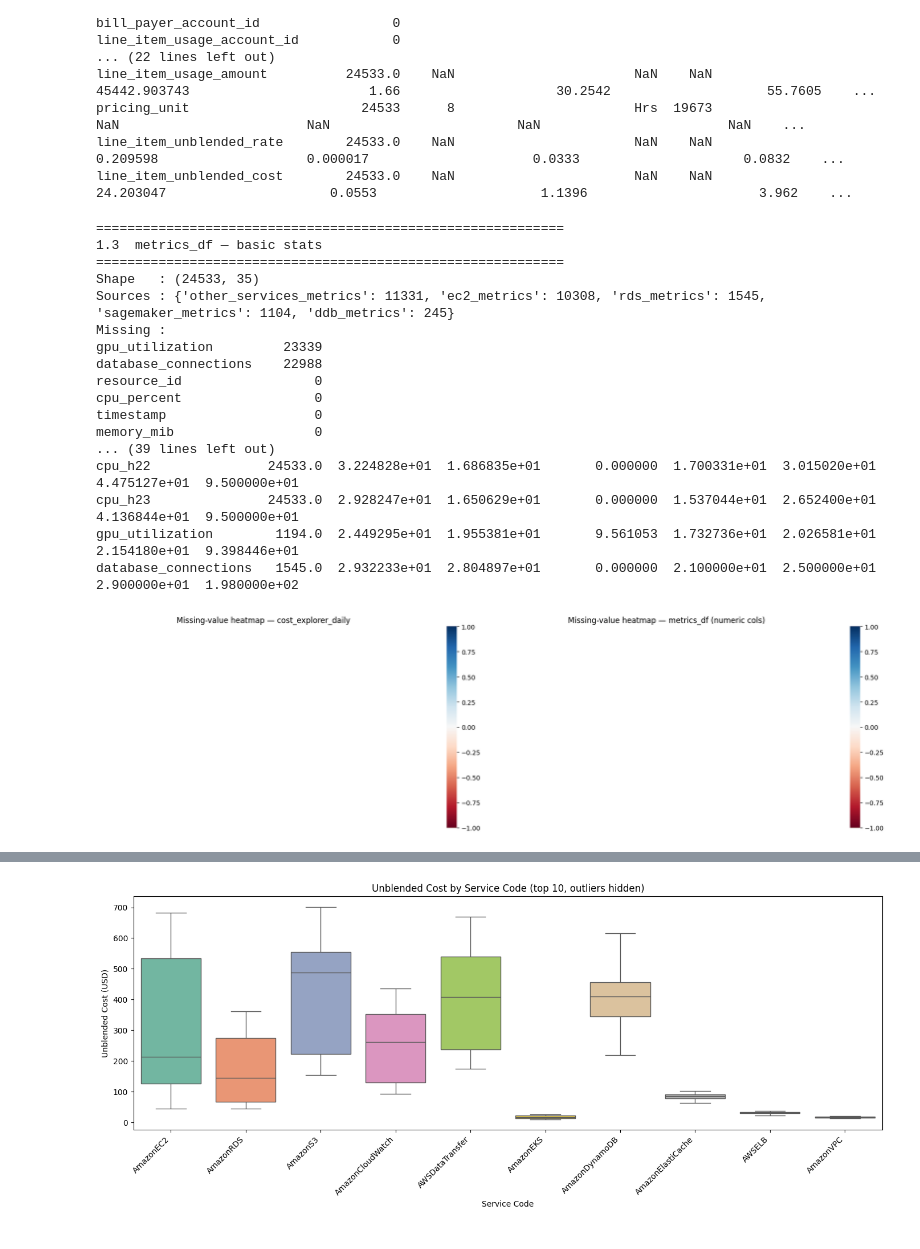
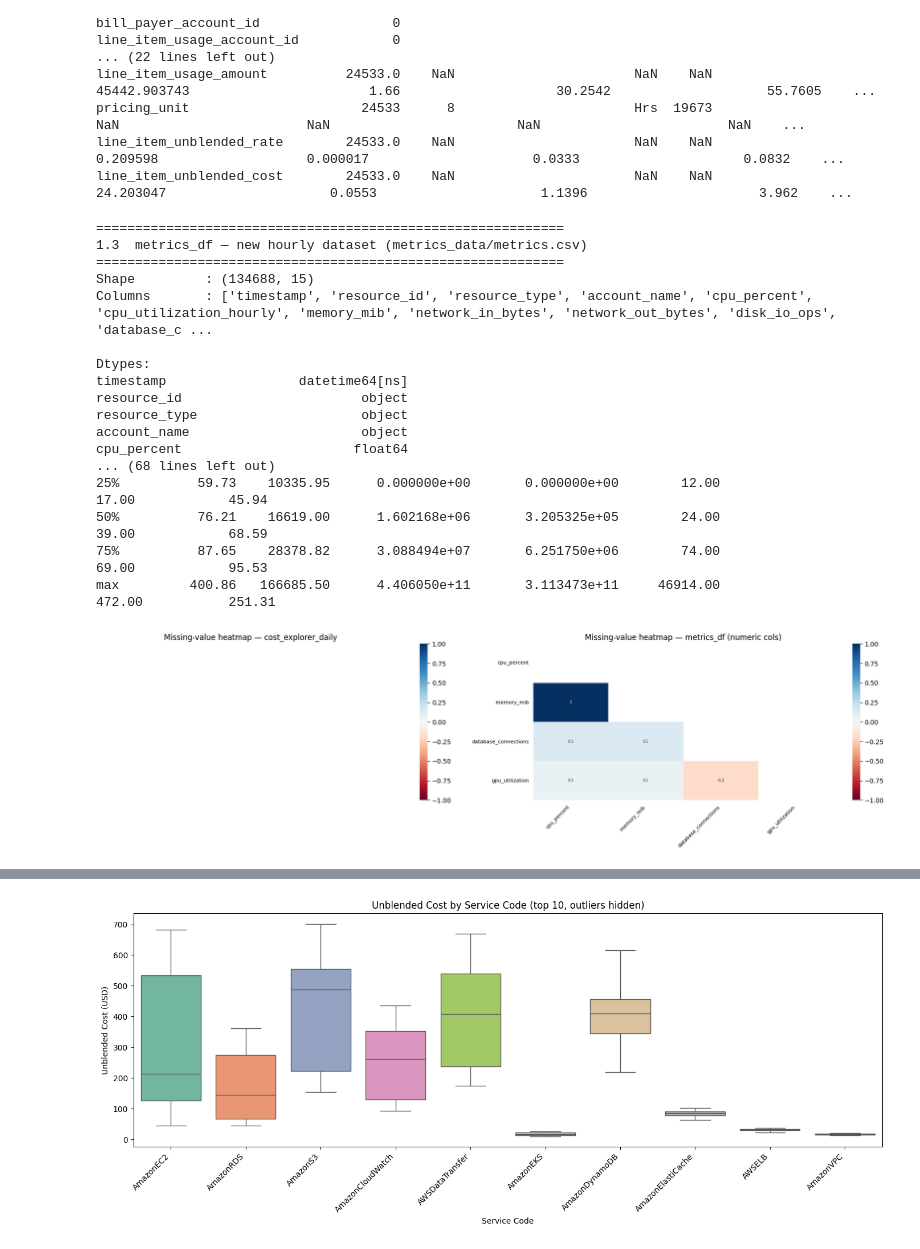
Before and after one commit to DangThao195/Capstone_Phase2_AI, a Jupyter notebook: anomaly_detection_pipeline.ipynb, the cells around one changed output, grey strips where cells are left out. Drawn from its saved outputs; the diff is of its cells as text; code cells hidden in the pictures.

Commit message:
update anomaly detection with XGBoost for new data

```diff
--- a/anomaly_detection_pipeline.ipynb
+++ b/anomaly_detection_pipeline.ipynb
@@ -201,44 +206,59 @@ line_item_unblended_rate        24533.0    NaN                       NaN    NaN
 line_item_unblended_cost        24533.0    NaN                       NaN    NaN                            24.203047                     0.0553                     1.1396                      3.962    ...
 # %%
 print("=" * 60)
-print("1.3  metrics_df — basic stats")
+print("1.3  metrics_df — new hourly dataset (metrics_data/metrics.csv)")
 print("=" * 60)
 if not metrics_df.empty:
-    print(f"Shape   : {metrics_df.shape}")
-    print(f"Sources : {metrics_df['_source_file'].value_counts().to_dict()}")
-    print(f"Missing :\n{metrics_df.isnull().sum().sort_values(ascending=False).head(15)}")
-    print(metrics_df.describe().T.to_string())
+    print(f"Shape         : {metrics_df.shape}")
+    print(f"Columns       : {list(metrics_df.columns)}")
+    print(f"\nDtypes:\n{metrics_df.dtypes}")
+    print(f"\nMissing values:\n{metrics_df.isnull().sum()[metrics_df.isnull().sum()>0]}")
+    print(f"\nLabel distribution:")
+    print(metrics_df["label"].value_counts())
+    print(f"\nBinary label (anomaly=1):")
+    print(metrics_df["label_bin"].value_counts())
+    print(f"\nResource type breakdown:")
+    print(metrics_df["resource_type"].value_counts())
+    print(f"\nEvent type breakdown (non-normal):")
+    print(metrics_df["event_type"].dropna().value_counts())
+    print(f"\nNumeric summary:")
+    _num_cols = ["cpu_percent","memory_mib","network_in_bytes","network_out_bytes",
+                 "disk_io_ops","database_connections","gpu_utilization"]
+    print(metrics_df[_num_cols].describe().round(2).to_string())
+else:
+    print("metrics_df is empty — check loading cell.")
 # %% [output]
 ============================================================
-1.3  metrics_df — basic stats
+1.3  metrics_df — new hourly dataset (metrics_data/metrics.csv)
 ============================================================
-Shape   : (24533, 35)
-Sources : {'other_services_metrics': 11331, 'ec2_metrics': 10308, 'rds_metrics': 1545, 'sagemaker_metrics': 1104, 'ddb_metrics': 245}
-Missing :
-gpu_utilization         23339
-database_connections    22988
-resource_id                 0
-cpu_percent                 0
-timestamp                   0
-memory_mib                  0
-... (39 lines left out)
-cpu_h22               24533.0  3.224828e+01  1.686835e+01       0.000000  1.700331e+01  3.015020e+01  4.475127e+01  9.500000e+01
-cpu_h23               24533.0  2.928247e+01  1.650629e+01       0.000000  1.537044e+01  2.652400e+01  4.136844e+01  9.500000e+01
-gpu_utilization        1194.0  2.449295e+01  1.955381e+01       9.561053  1.732736e+01  2.026581e+01  2.154180e+01  9.398446e+01
-database_connections   1545.0  2.932233e+01  2.804897e+01       0.000000  2.100000e+01  2.500000e+01  2.900000e+01  1.980000e+02
+Shape         : (134688, 15)
+Columns       : ['timestamp', 'resource_id', 'resource_type', 'account_name', 'cpu_percent', 'cpu_utilization_hourly', 'memory_mib', 'network_in_bytes', 'network_out_bytes', 'disk_io_ops', 'database_c ...
+
+Dtypes:
+timestamp                 datetime64[ns]
+resource_id                       object
+resource_type                     object
+account_name                      object
+cpu_percent                      float64
+... (68 lines left out)
+25%          59.73    10335.95      0.000000e+00       0.000000e+00        12.00                 17.00            45.94
+50%          76.21    16619.00      1.602168e+06       3.205325e+05        24.00                 39.00            68.59
+75%          87.65    28378.82      3.088494e+07       6.251750e+06        74.00                 69.00            95.53
+max         400.86   166685.50      4.406050e+11       3.113473e+11     46914.00                472.00           251.31
 # %%
 # ── 1.4  Missing-value heatmaps ───────────────────────────────────────────────
 fig, axes = plt.subplots(1, 2, figsize=(18, 5))
 msno.heatmap(cost_df, ax=axes[0], fontsize=10)
 axes[0].set_title("Missing-value heatmap — cost_explorer_daily")
 if not metrics_df.empty:
-    num_cols = metrics_df.select_dtypes(include="number").columns[:20]
+    # New dataset has 14 cols; filter to numeric metric cols only
+    num_cols = [c for c in ["cpu_percent","memory_mib","network_in_bytes","network_out_bytes","disk_io_ops","database_connections","gpu_utilization"] if c in metrics_df.columns]
     msno.heatmap(metrics_df[num_cols], ax=axes[1], fontsize=8)
     axes[1].set_title("Missing-value heatmap — metrics_df (numeric cols)")
 plt.tight_layout()
 plt.show()
 # %% [output]
-[figure, old version]
+[figure, new version]
 # %%
 # ── 1.5  Histograms + KDE for numeric cost/metric columns ─────────────────────
 fig, axes = plt.subplots(2, 3, figsize=(18, 10))
```
Also changed, not shown: parts of 22 cells of this notebook, 6 other files.
